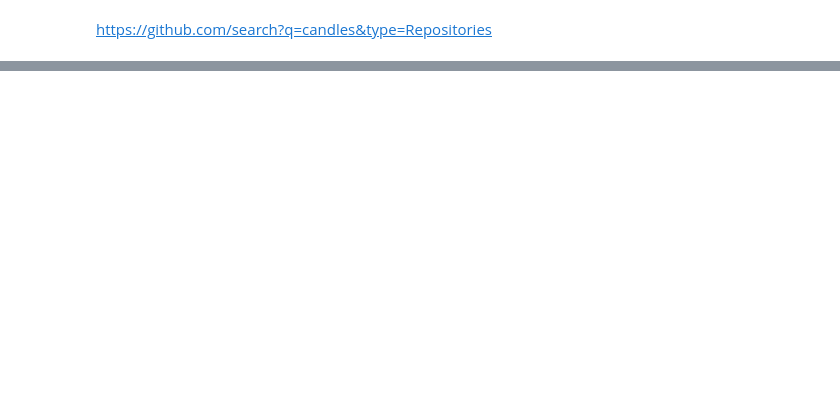
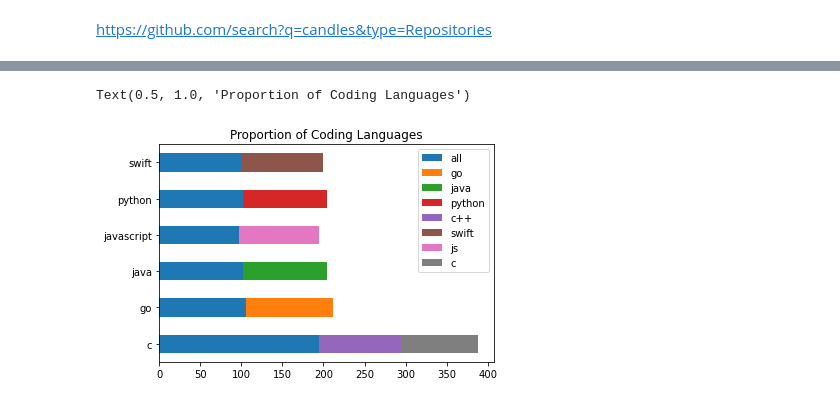
Before and after one commit to CANDLES-NLP/readme-nlp-classification, a Jupyter notebook: James' Notebook.ipynb, the cells around one changed output, grey strips where cells are left out. Cells and saved outputs as stored; diff of their text form; code cells hidden in the pictures; blank space fills up the shorter version.

```diff
--- a/James' Notebook.ipynb
+++ b/James' Notebook.ipynb
@@ -48,0 +60,3 @@ soup.title.string
+# %%
+# getting the data
+df = pd.read_csv('data/processed.csv')
@@ -48,0 +98,21 @@ soup.title.string
+# %%
+go = clean(' '.join(df[df.language == 'Go'].language))
+java = clean(' '.join(df[df.language == 'Java'].language))
+python = clean(' '.join(df[df.language == 'Python'].language))
+C_plus_plus = clean(' '.join(df[df.language == 'C++'].language))
+Swift = clean(' '.join(df[df.language == 'Swift'].language))
+javascript = clean(' '.join(df[df.language == 'JavaScript'].language))
+c = clean(' '.join(df[df.language == 'C'].language))
+all_languages = clean(' '.join(df.language))
+# %%
+go_freq = pd.Series(go).value_counts()
+java_freq = pd.Series(java).value_counts()
+python_freq = pd.Series(python).value_counts()
+c_plus_plus_freq = pd.Series(C_plus_plus).value_counts()
+Swift_freq = pd.Series(Swift).value_counts()
+javascript_freq = pd.Series(javascript).value_counts()
+c_script = pd.Series(c).value_counts()
+
+all_freq = pd.Series(all_languages).value_counts()
+
+java_freq.head()
@@ -48,0 +122,7 @@ soup.title.string
+# %%
+word_counts = (pd.concat([all_freq, go_freq, java_freq, python_freq, c_plus_plus_freq, Swift_freq, javascript_freq, c_script], axis=1, sort=True)
+                .set_axis(['all', 'go', 'java', 'python', 'c++', 'swift', 'js', 'c'], axis=1, inplace=False)
+                .fillna(0)
+                .apply(lambda s: s.astype(int)))
+
+word_counts.head()
@@ -48,0 +146,6 @@ soup.title.string
+# %%
+word_counts.plot.barh(stacked=True)
+plt.title('Proportion of Coding Languages')
+# %% [output]
+Text(0.5, 1.0, 'Proportion of Coding Languages')
+[figure, added]
```
Also changed, not shown: parts of 20 cells of this notebook.
